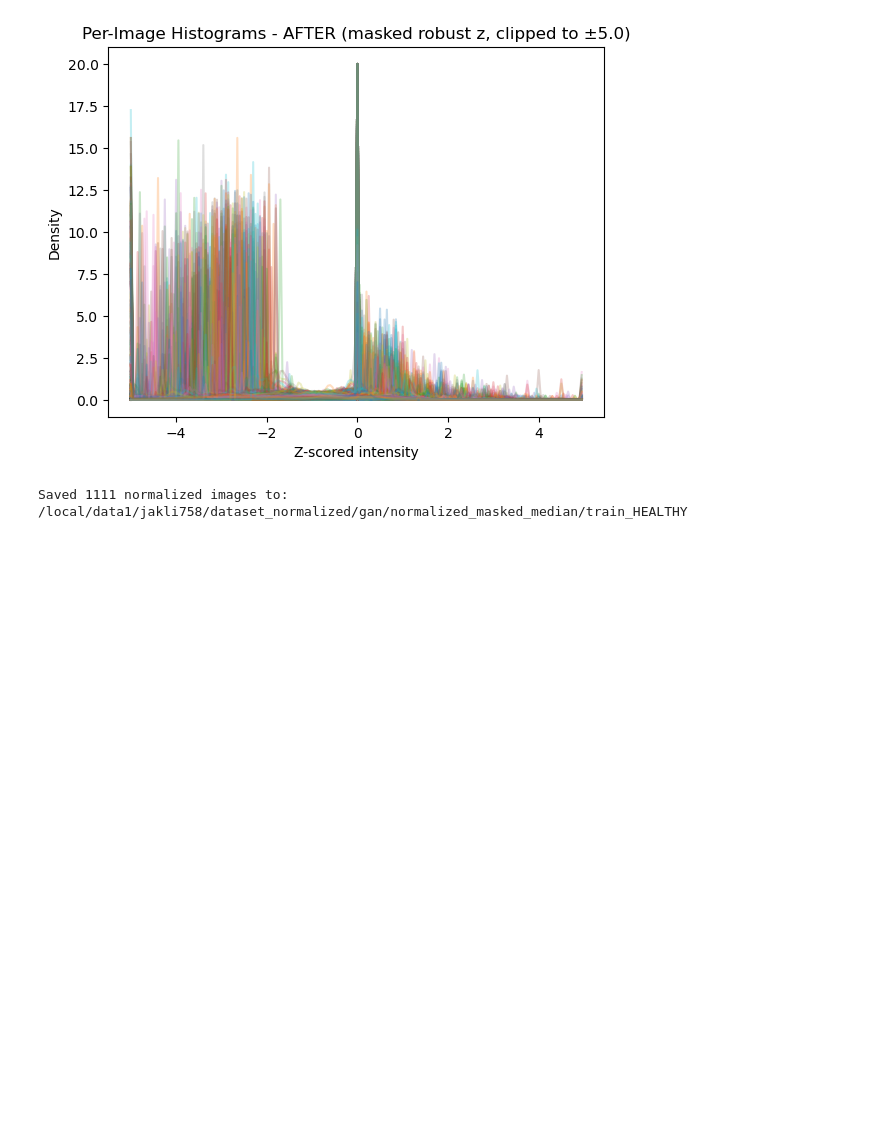
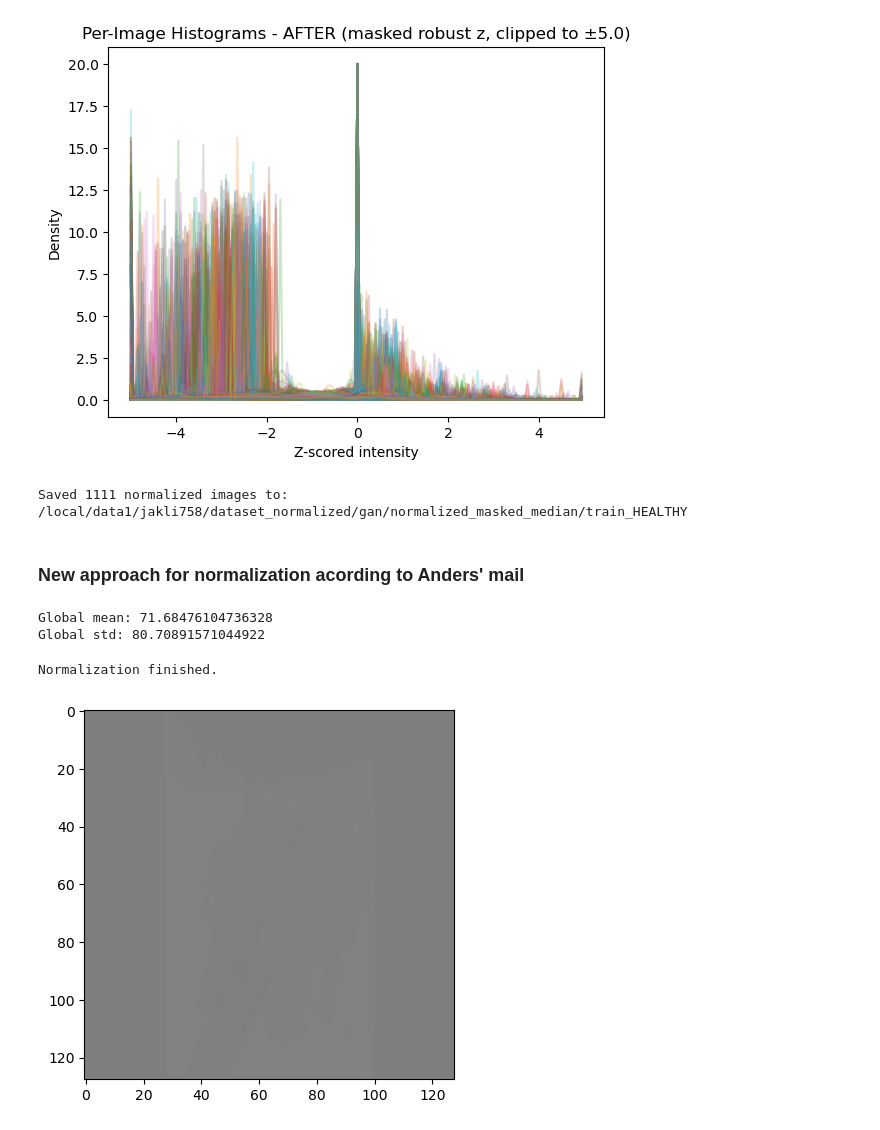
Before and after one commit to jakli758/thesis_code, a Jupyter notebook: test_preprocessing.ipynb, the cells around one changed output. Saved outputs shown, nothing was run; the diff lists cells and outputs as text; code cells hidden in the pictures; blank space fills up the shorter version.

```diff
--- a/test_preprocessing.ipynb
+++ b/test_preprocessing.ipynb
@@ -1157,0 +1156,2 @@ utils.
+# %% [markdown]
+### New approach for normalization acording to Anders' mail
@@ -1157,0 +1161,11 @@ utils.
+# %%
+path = "/local/data1/jakli758/dataset_normalized/gan/"
+normalize_domain_level(f"{path}raw_gray_128/train_AFF", f"{path}normalized_gray_128/train_AFF")
+# %% [output]
+Global mean: 71.68476104736328
+Global std: 80.70891571044922
+Normalization finished.
+# %%
+plot_img(f"{path}normalized_gray_128/train_AFF/patient_9_AFF_class_1_modality_CR_scanoccasion_0_imagenumber_5.png")
+# %% [output]
+[figure, added]
```
Also changed, not shown: parts of 11 cells of this notebook, 7 other files.
